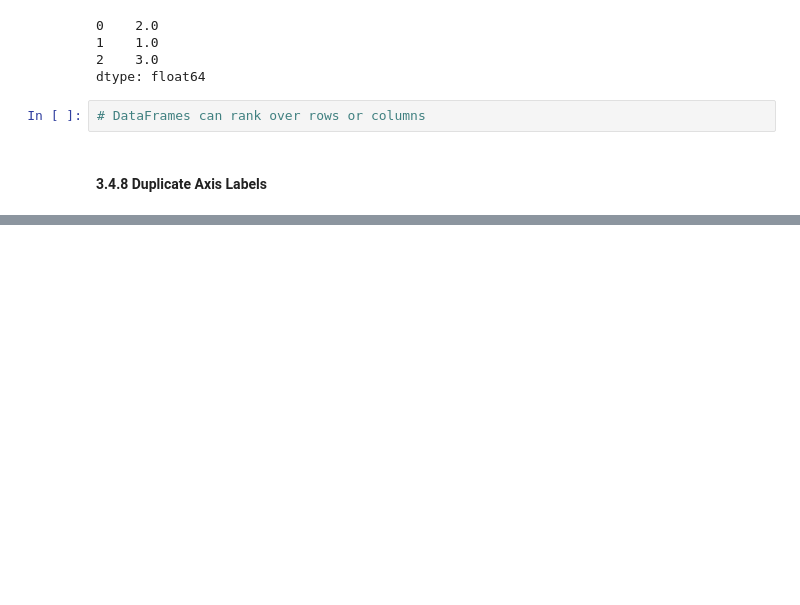
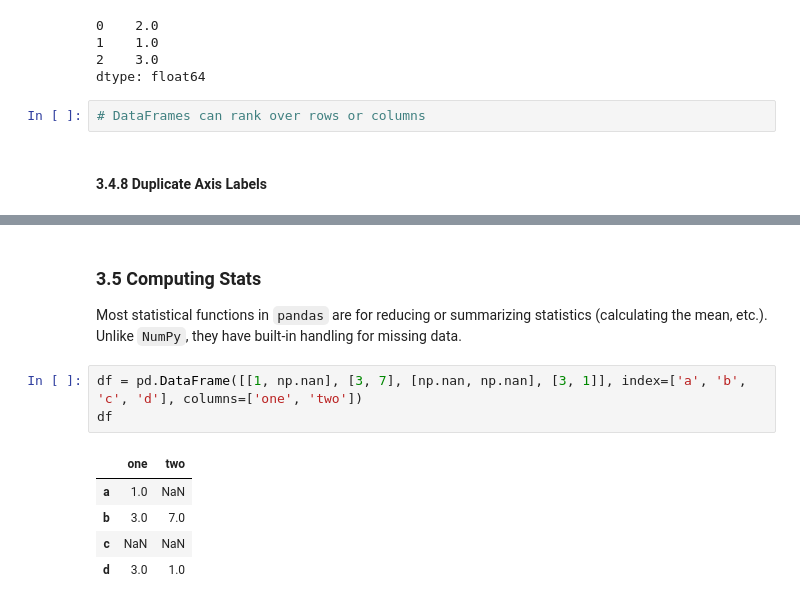
Before and after one commit to pekoto-zz/MyJupyterNotes, a Jupyter notebook: Python for Data Analysis.ipynb, the cells around one changed output, grey strips where cells are left out. Drawn from its saved outputs; the diff is of its cells as text; blank space fills up the shorter version.

Commit message:
pandas update

```diff
--- a/Python for Data Analysis.ipynb
+++ b/Python for Data Analysis.ipynb
@@ -2275,0 +2316,13 @@ dtype: float64
+# %% [markdown]
+### 3.5 Computing Stats
+Most statistical functions in `pandas` are for reducing or summarizing statistics (calculating the mean, etc.).
+Unlike `NumPy`, they have built-in handling for missing data.
+# %%
+df = pd.DataFrame([[1, np.nan], [3, 7], [np.nan, np.nan], [3, 1]], index=['a', 'b', 'c', 'd'], columns=['one', 'two'])
+df
+# %% [output]
+|  | one | two |
+| a | 1.0 | NaN |
+| b | 3.0 | 7.0 |
+| c | NaN | NaN |
+| d | 3.0 | 1.0 |
```
Also changed, not shown: parts of 14 cells of this notebook.
